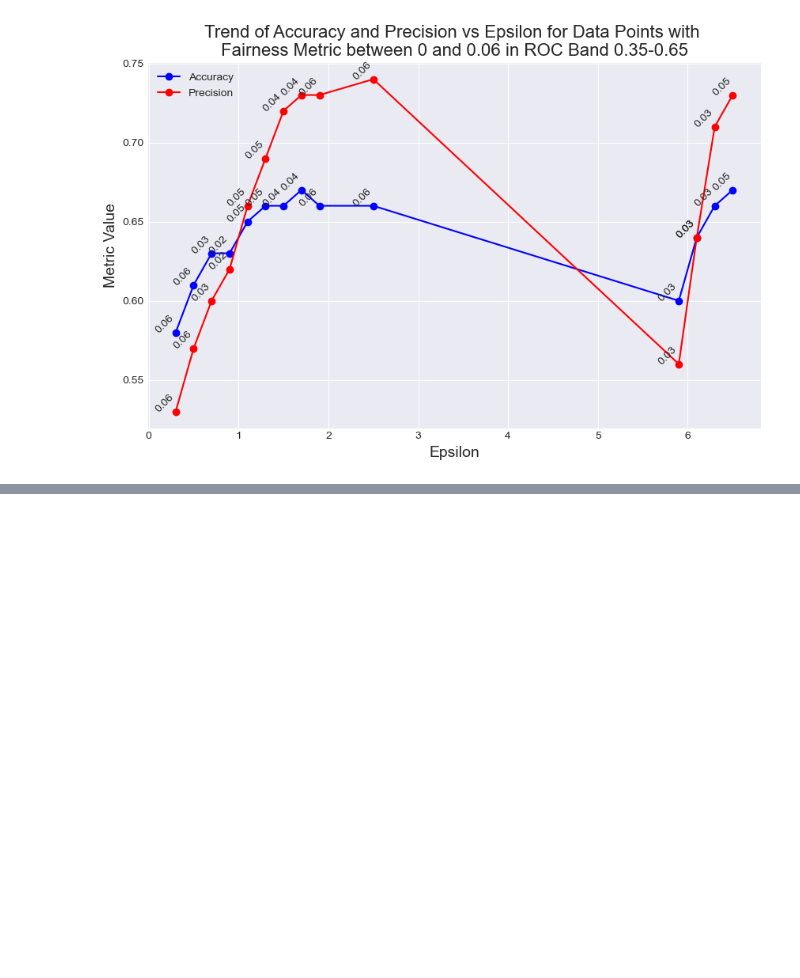
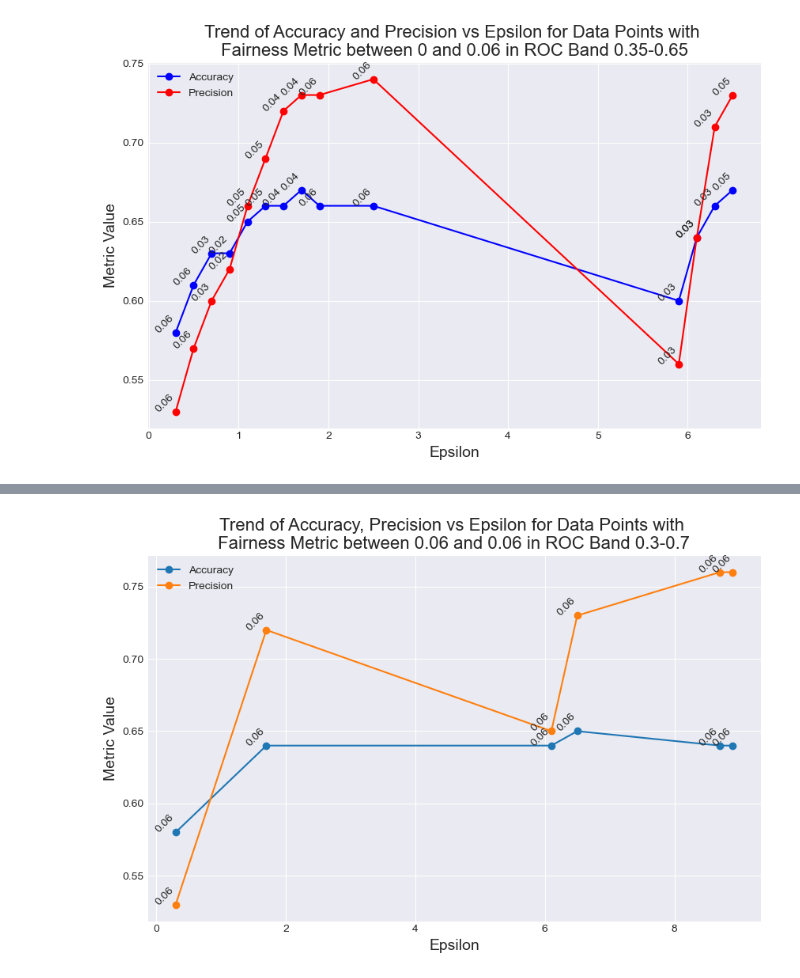
Before and after one commit to RU-Insane/compas-fairness-privacy-tradeoff-analysis, a Jupyter notebook: main/merged/fairness_privacy_merged.ipynb, the cells around one changed output, grey strips where cells are left out. Saved outputs shown, nothing was run; the diff lists cells and outputs as text; code cells hidden in the pictures; blank space fills up the shorter version.

```diff
--- a/main/merged/fairness_privacy_merged.ipynb
+++ b/main/merged/fairness_privacy_merged.ipynb
@@ -674,0 +719,4 @@ plt.show()
+# %%
+plot_metrics_vs_epsilon(dfs, (0.3, 0.7), (0.06, 0.06), ['accuracy', 'precision'])
+# %% [output]
+[figure, added]
```
Also changed, not shown: parts of 7 cells of this notebook.
